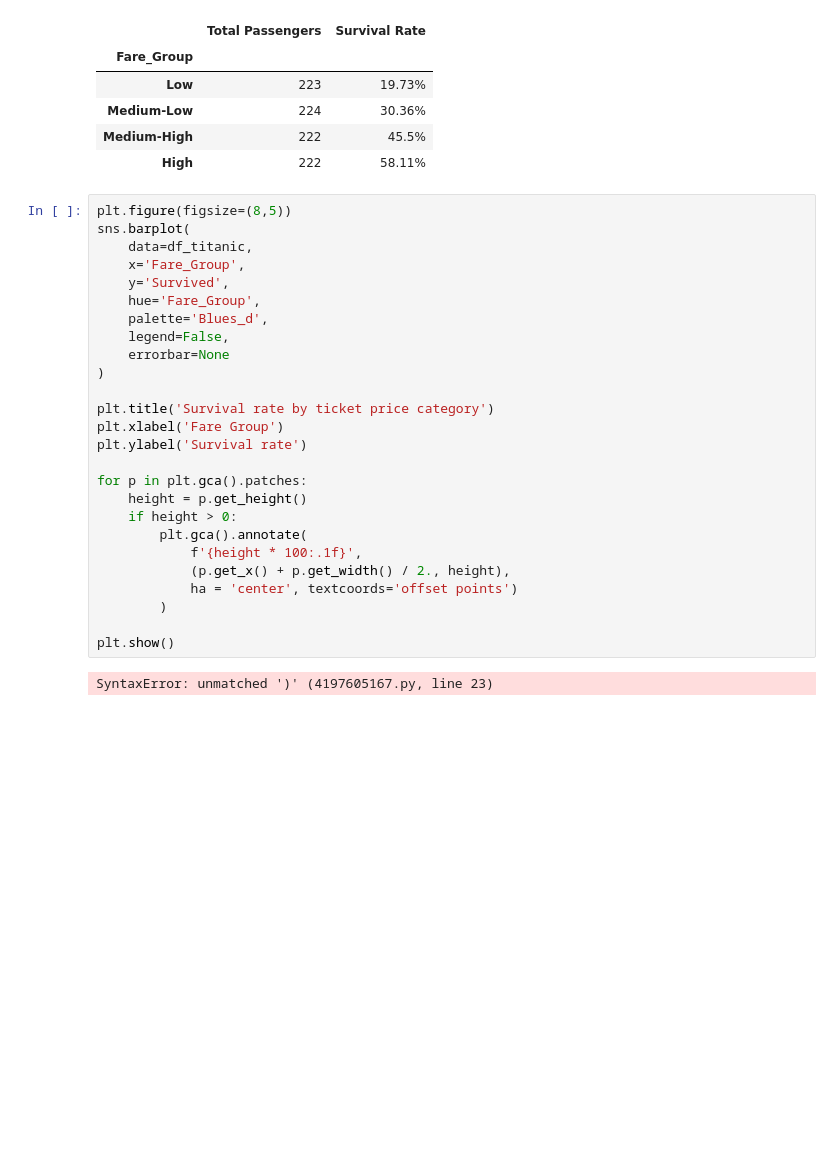
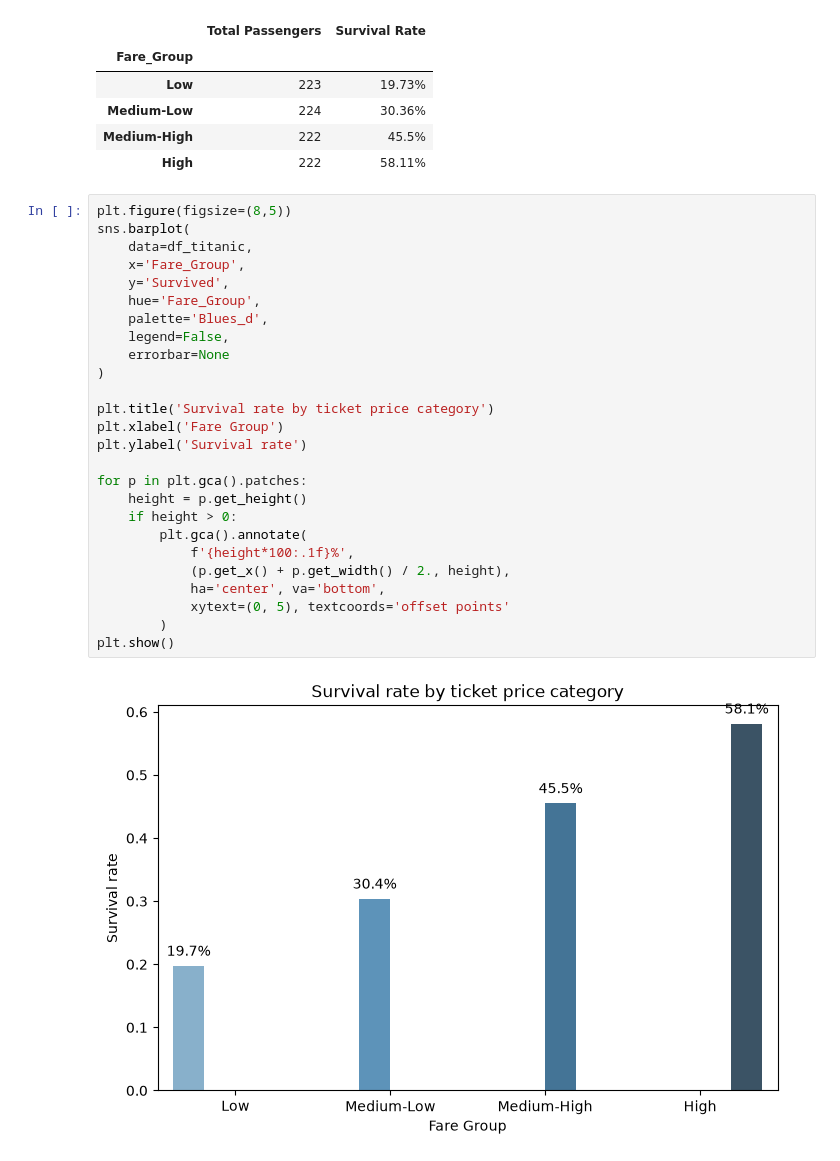
Before and after one commit to GreedIsGoody/pandas-tut, a Jupyter notebook: test.ipynb, the cells around one changed output. Drawn from its saved outputs; the diff is of its cells as text; blank space fills up the shorter version.

Commit message:
fix: fixing a graphic of survival rate

```diff
--- a/test.ipynb
+++ b/test.ipynb
@@ -1289,28 +1289,28 @@ fare_analysis
 # %%
 plt.figure(figsize=(8,5))
 sns.barplot(
     data=df_titanic,
     x='Fare_Group',
     y='Survived',
     hue='Fare_Group',
     palette='Blues_d',
     legend=False,
     errorbar=None
 )
 
 plt.title('Survival rate by ticket price category')
 plt.xlabel('Fare Group')
 plt.ylabel('Survival rate')
 
 for p in plt.gca().patches:
     height = p.get_height()
     if height > 0:
         plt.gca().annotate(
-            f'{height * 100:.1f}',
+            f'{height*100:.1f}%',
             (p.get_x() + p.get_width() / 2., height),
-            ha = 'center', textcoords='offset points')
+            ha='center', va='bottom',
+            xytext=(0, 5), textcoords='offset points'
         )
-
 plt.show()
 # %% [output]
-SyntaxError: unmatched ')' (4197605167.py, line 23)
+[figure, added]
```
